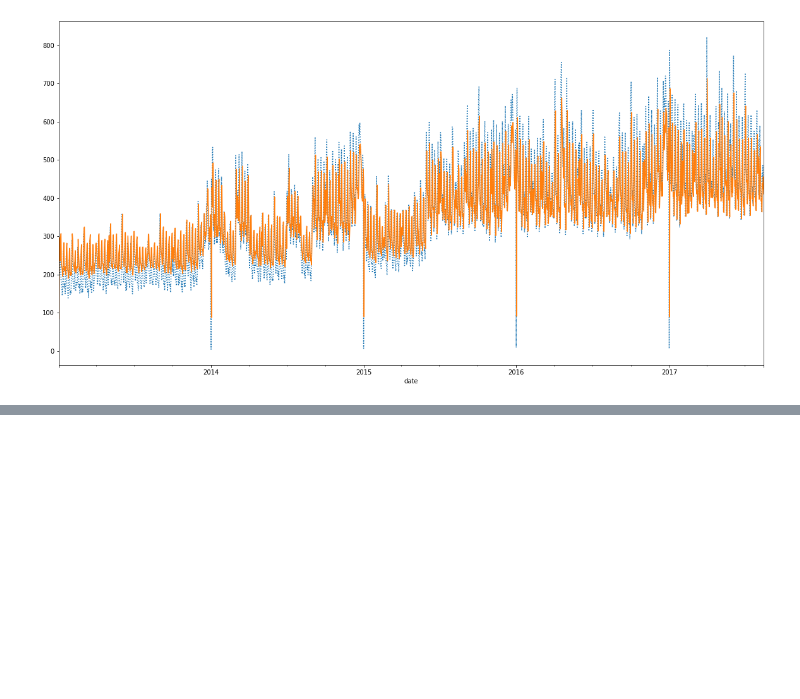
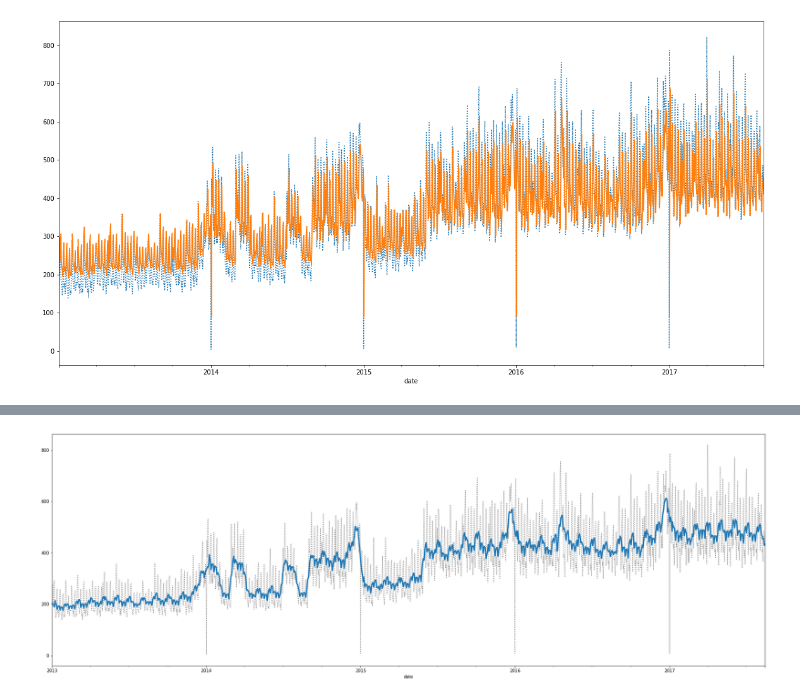
Before and after one commit to JideOkesanjo/Projects, a Jupyter notebook: store_sales_time_series_analysis.ipynb, the cells around one changed output, grey strips where cells are left out. Saved outputs shown, nothing was run; the diff lists cells and outputs as text; code cells hidden in the pictures; blank space fills up the shorter version.

```diff
--- a/store_sales_time_series_analysis.ipynb
+++ b/store_sales_time_series_analysis.ipynb
@@ -162,0 +186,9 @@ y = average_sales.copy()
+# %%
+trend = average_sales.rolling(window=12, center=True, min_periods=6).mean()
+# %%
+fig, ax = plt.subplots(figsize=(30, 10))
+ax = average_sales.plot(alpha=.5, color='black', linestyle='dotted')
+
+ax = trend.plot(ax=ax, linewidth=3)
+# %% [output]
+[figure, added]
```
Also changed, not shown: parts of 5 cells of this notebook.
